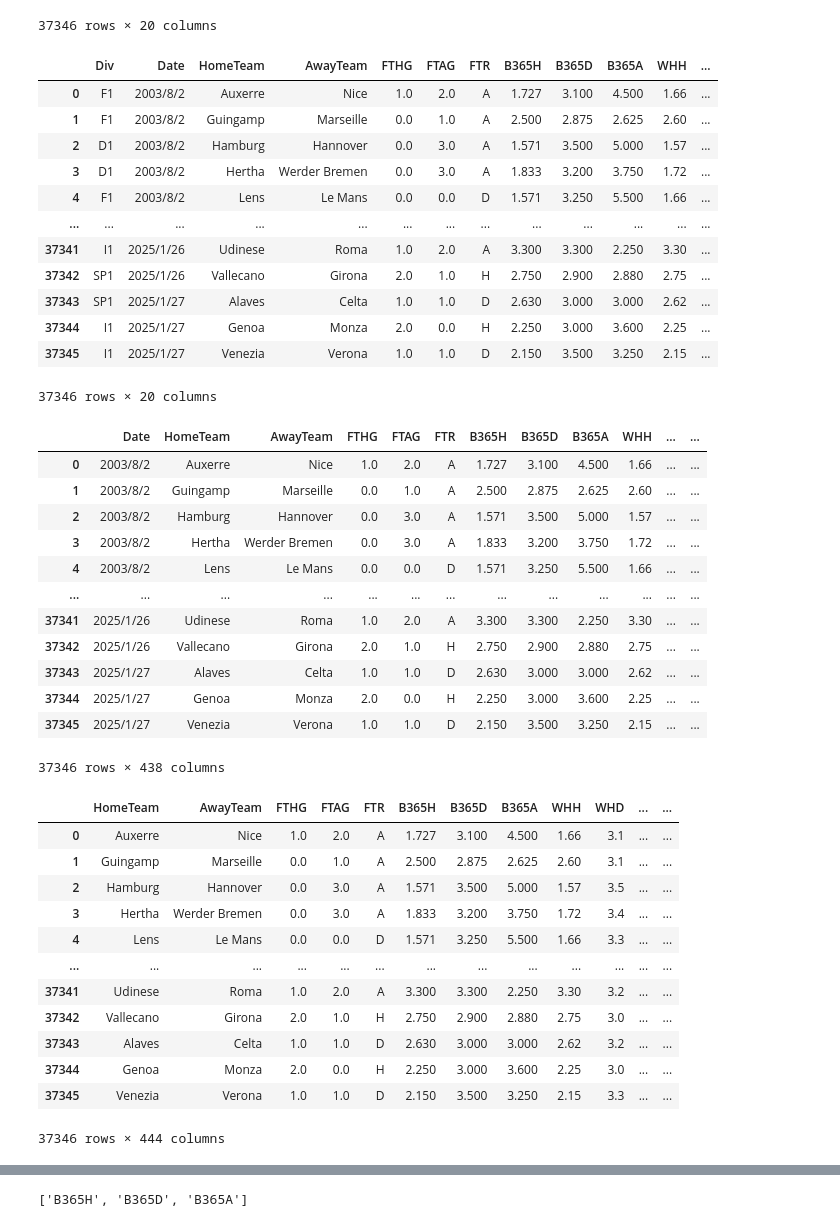
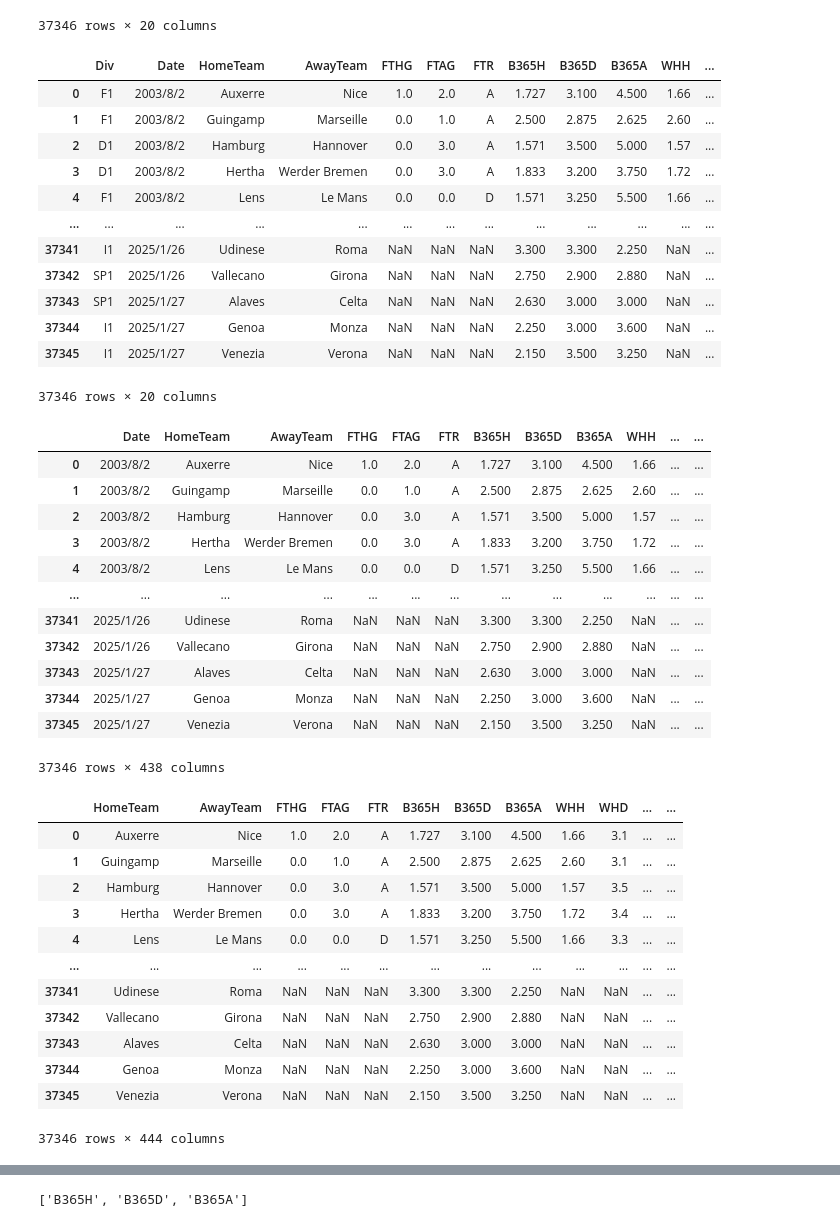
Before and after one commit to gefei456/orie4741-fp, a Jupyter notebook: evaluation_v1.ipynb, the cells around one changed output, grey strips where cells are left out. Drawn from its saved outputs; the diff is of its cells as text; code cells hidden in the pictures.

```diff
--- a/evaluation_v1.ipynb
+++ b/evaluation_v1.ipynb
@@ -177,21 +245,21 @@ history_df
 37346 rows × 20 columns
 # %%
 # 合并两个 DataFrame，重置索引
-df_noNa_comb = pd.concat([history_df, df_noNa_new], ignore_index=True)
+df_noNa_comb = pd.concat([history_df[:-22], df_noNa_new], ignore_index=True)
 df_noNa_comb
 # %% [output]
 |  | Div | Date | HomeTeam | AwayTeam | FTHG | FTAG | FTR | B365H | B365D | B365A | WHH | ... |
 | 0 | F1 | 2003/8/2 | Auxerre | Nice | 1.0 | 2.0 | A | 1.727 | 3.100 | 4.500 | 1.66 | ... |
 | 1 | F1 | 2003/8/2 | Guingamp | Marseille | 0.0 | 1.0 | A | 2.500 | 2.875 | 2.625 | 2.60 | ... |
 | 2 | D1 | 2003/8/2 | Hamburg | Hannover | 0.0 | 3.0 | A | 1.571 | 3.500 | 5.000 | 1.57 | ... |
 | 3 | D1 | 2003/8/2 | Hertha | Werder Bremen | 0.0 | 3.0 | A | 1.833 | 3.200 | 3.750 | 1.72 | ... |
 | 4 | F1 | 2003/8/2 | Lens | Le Mans | 0.0 | 0.0 | D | 1.571 | 3.250 | 5.500 | 1.66 | ... |
 | ... | ... | ... | ... | ... | ... | ... | ... | ... | ... | ... | ... | ... |
-| 37341 | I1 | 2025/1/26 | Udinese | Roma | 1.0 | 2.0 | A | 3.300 | 3.300 | 2.250 | 3.30 | ... |
-| 37342 | SP1 | 2025/1/26 | Vallecano | Girona | 2.0 | 1.0 | H | 2.750 | 2.900 | 2.880 | 2.75 | ... |
-| 37343 | SP1 | 2025/1/27 | Alaves | Celta | 1.0 | 1.0 | D | 2.630 | 3.000 | 3.000 | 2.62 | ... |
-| 37344 | I1 | 2025/1/27 | Genoa | Monza | 2.0 | 0.0 | H | 2.250 | 3.000 | 3.600 | 2.25 | ... |
-| 37345 | I1 | 2025/1/27 | Venezia | Verona | 1.0 | 1.0 | D | 2.150 | 3.500 | 3.250 | 2.15 | ... |
+| 37341 | I1 | 2025/1/26 | Udinese | Roma | NaN | NaN | NaN | 3.300 | 3.300 | 2.250 | NaN | ... |
+| 37342 | SP1 | 2025/1/26 | Vallecano | Girona | NaN | NaN | NaN | 2.750 | 2.900 | 2.880 | NaN | ... |
+| 37343 | SP1 | 2025/1/27 | Alaves | Celta | NaN | NaN | NaN | 2.630 | 3.000 | 3.000 | NaN | ... |
+| 37344 | I1 | 2025/1/27 | Genoa | Monza | NaN | NaN | NaN | 2.250 | 3.000 | 3.600 | NaN | ... |
+| 37345 | I1 | 2025/1/27 | Venezia | Verona | NaN | NaN | NaN | 2.150 | 3.500 | 3.250 | NaN | ... |
 37346 rows × 20 columns
 # %%
 # # 加载编码器
@@ -225,11 +293,11 @@ df_noNa_div
 | 3 | 2003/8/2 | Hertha | Werder Bremen | 0.0 | 3.0 | A | 1.833 | 3.200 | 3.750 | 1.72 | ... | ... |
 | 4 | 2003/8/2 | Lens | Le Mans | 0.0 | 0.0 | D | 1.571 | 3.250 | 5.500 | 1.66 | ... | ... |
 | ... | ... | ... | ... | ... | ... | ... | ... | ... | ... | ... | ... | ... |
-| 37341 | 2025/1/26 | Udinese | Roma | 1.0 | 2.0 | A | 3.300 | 3.300 | 2.250 | 3.30 | ... | ... |
-| 37342 | 2025/1/26 | Vallecano | Girona | 2.0 | 1.0 | H | 2.750 | 2.900 | 2.880 | 2.75 | ... | ... |
-| 37343 | 2025/1/27 | Alaves | Celta | 1.0 | 1.0 | D | 2.630 | 3.000 | 3.000 | 2.62 | ... | ... |
-| 37344 | 2025/1/27 | Genoa | Monza | 2.0 | 0.0 | H | 2.250 | 3.000 | 3.600 | 2.25 | ... | ... |
-| 37345 | 2025/1/27 | Venezia | Verona | 1.0 | 1.0 | D | 2.150 | 3.500 | 3.250 | 2.15 | ... | ... |
+| 37341 | 2025/1/26 | Udinese | Roma | NaN | NaN | NaN | 3.300 | 3.300 | 2.250 | NaN | ... | ... |
+| 37342 | 2025/1/26 | Vallecano | Girona | NaN | NaN | NaN | 2.750 | 2.900 | 2.880 | NaN | ... | ... |
+| 37343 | 2025/1/27 | Alaves | Celta | NaN | NaN | NaN | 2.630 | 3.000 | 3.000 | NaN | ... | ... |
+| 37344 | 2025/1/27 | Genoa | Monza | NaN | NaN | NaN | 2.250 | 3.000 | 3.600 | NaN | ... | ... |
+| 37345 | 2025/1/27 | Venezia | Verona | NaN | NaN | NaN | 2.150 | 3.500 | 3.250 | NaN | ... | ... |
 37346 rows × 438 columns
 # %%
 target_encoder = LabelEncoder()
@@ -257,11 +325,11 @@ df_noNa_div_date
 | 3 | Hertha | Werder Bremen | 0.0 | 3.0 | A | 1.833 | 3.200 | 3.750 | 1.72 | 3.4 | ... | ... |
 | 4 | Lens | Le Mans | 0.0 | 0.0 | D | 1.571 | 3.250 | 5.500 | 1.66 | 3.3 | ... | ... |
 | ... | ... | ... | ... | ... | ... | ... | ... | ... | ... | ... | ... | ... |
-| 37341 | Udinese | Roma | 1.0 | 2.0 | A | 3.300 | 3.300 | 2.250 | 3.30 | 3.2 | ... | ... |
-| 37342 | Vallecano | Girona | 2.0 | 1.0 | H | 2.750 | 2.900 | 2.880 | 2.75 | 3.0 | ... | ... |
-| 37343 | Alaves | Celta | 1.0 | 1.0 | D | 2.630 | 3.000 | 3.000 | 2.62 | 3.2 | ... | ... |
-| 37344 | Genoa | Monza | 2.0 | 0.0 | H | 2.250 | 3.000 | 3.600 | 2.25 | 3.0 | ... | ... |
-| 37345 | Venezia | Verona | 1.0 | 1.0 | D | 2.150 | 3.500 | 3.250 | 2.15 | 3.3 | ... | ... |
+| 37341 | Udinese | Roma | NaN | NaN | NaN | 3.300 | 3.300 | 2.250 | NaN | NaN | ... | ... |
+| 37342 | Vallecano | Girona | NaN | NaN | NaN | 2.750 | 2.900 | 2.880 | NaN | NaN | ... | ... |
+| 37343 | Alaves | Celta | NaN | NaN | NaN | 2.630 | 3.000 | 3.000 | NaN | NaN | ... | ... |
+| 37344 | Genoa | Monza | NaN | NaN | NaN | 2.250 | 3.000 | 3.600 | NaN | NaN | ... | ... |
+| 37345 | Venezia | Verona | NaN | NaN | NaN | 2.150 | 3.500 | 3.250 | NaN | NaN | ... | ... |
 37346 rows × 444 columns
 # %%
 # 定义一个函数来计算两队之间上一场比赛的结果
```
Also changed, not shown: parts of 11 cells of this notebook, 15 other files.
